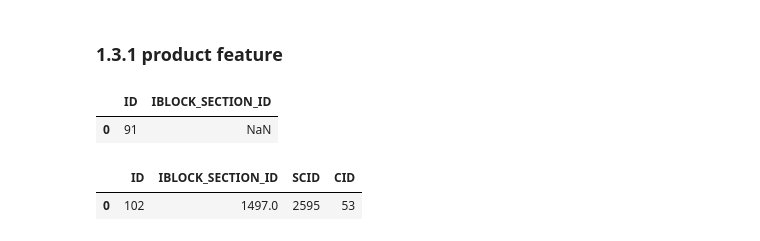
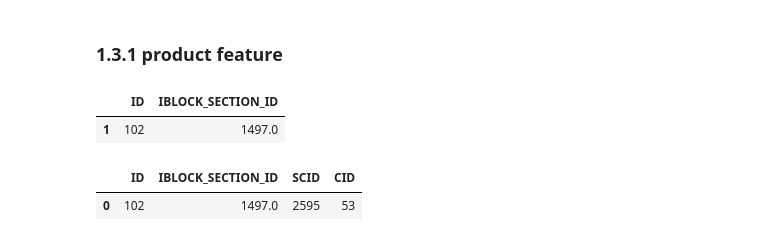
Before and after one commit to suthipongg/Similarity_model, a Jupyter notebook: db_cosmenet/recommender_data.ipynb, the cells around one changed output. Saved outputs shown, nothing was run; the diff lists cells and outputs as text; code cells hidden in the pictures.

```diff
--- a/db_cosmenet/recommender_data.ipynb
+++ b/db_cosmenet/recommender_data.ipynb
@@ -26,7 +26,7 @@ b_uts_user = pd.read_csv(b_uts_user_path, low_memory=False, usecols=['VALUE_ID',
     'UF_MAKEUPTIME', 'UF_PRODUCT_HAIR', 'UF_PRODUCT_SKINCARE', 'UF_PRODUCT_MAKEUP', 'UF_BUDGET', 'UF_BUYPERMONTH', 'UF_HAIRNATURE', 'UF_HAIRSIZE', 'UF_BODYCOLOR', 'UF_BODYTYPE', 'UF_BODYPROBLEM',
     'UF_HAIRTYPE'])
 b_product_reviews = pd.read_csv(b_product_reviews_path, low_memory=False, lineterminator='\n', usecols=['ID', 'EID', 'UID', 'POINT', 'EFFECT', 'LOCATION'])
-b_iblock_element = pd.read_csv(b_iblock_element_path, low_memory=False, usecols=['ID', 'ACTIVE', 'IBLOCK_SECTION_ID'])
+b_iblock_element = pd.read_csv(b_iblock_element_path, low_memory=False, usecols=['ID', 'ACTIVE', 'IBLOCK_SECTION_ID', 'IBLOCK_ID'])
 b_iblock_element_property = pd.read_csv(b_iblock_element_property_path, low_memory=False, usecols=['IBLOCK_PROPERTY_ID', 'IBLOCK_ELEMENT_ID', 'VALUE'])
 b_iblock_section = pd.read_csv(b_iblock_section_path, low_memory=False, usecols=['ID', 'IBLOCK_ID', 'IBLOCK_SECTION_ID', 'DEPTH_LEVEL'])
 b_iblock_section_element = pd.read_csv(b_iblock_section_element_path, low_memory=False, usecols=['IBLOCK_SECTION_ID', 'IBLOCK_ELEMENT_ID'])
@@ -35,11 +35,11 @@ b_iblock_section_element = pd.read_csv(b_iblock_section_element_path, low_memory
 # %% [markdown]
 ### 1.3.1 product feature
 # %%
-product_feature = b_iblock_element[b_iblock_element['ACTIVE'] == 'Y'].drop(columns=['ACTIVE'])
+product_feature = b_iblock_element[(b_iblock_element['ACTIVE'] == 'Y') & (b_iblock_element['IBLOCK_ID'] == 17)].drop(columns=['ACTIVE', 'IBLOCK_ID'])
 product_feature.head(1)
 # %% [output]
 |  | ID | IBLOCK_SECTION_ID |
-| 0 | 91 | NaN |
+| 1 | 102 | 1497.0 |
 # %%
 cat_subcat = b_iblock_section[b_iblock_section['IBLOCK_ID'] == 6].drop(columns=['IBLOCK_ID'])
 cat_subcat_merge = b_iblock_section_element.merge(cat_subcat, left_on='IBLOCK_SECTION_ID', right_on='ID')
```
Also changed, not shown: parts of 41 cells of this notebook, 1 other file.
